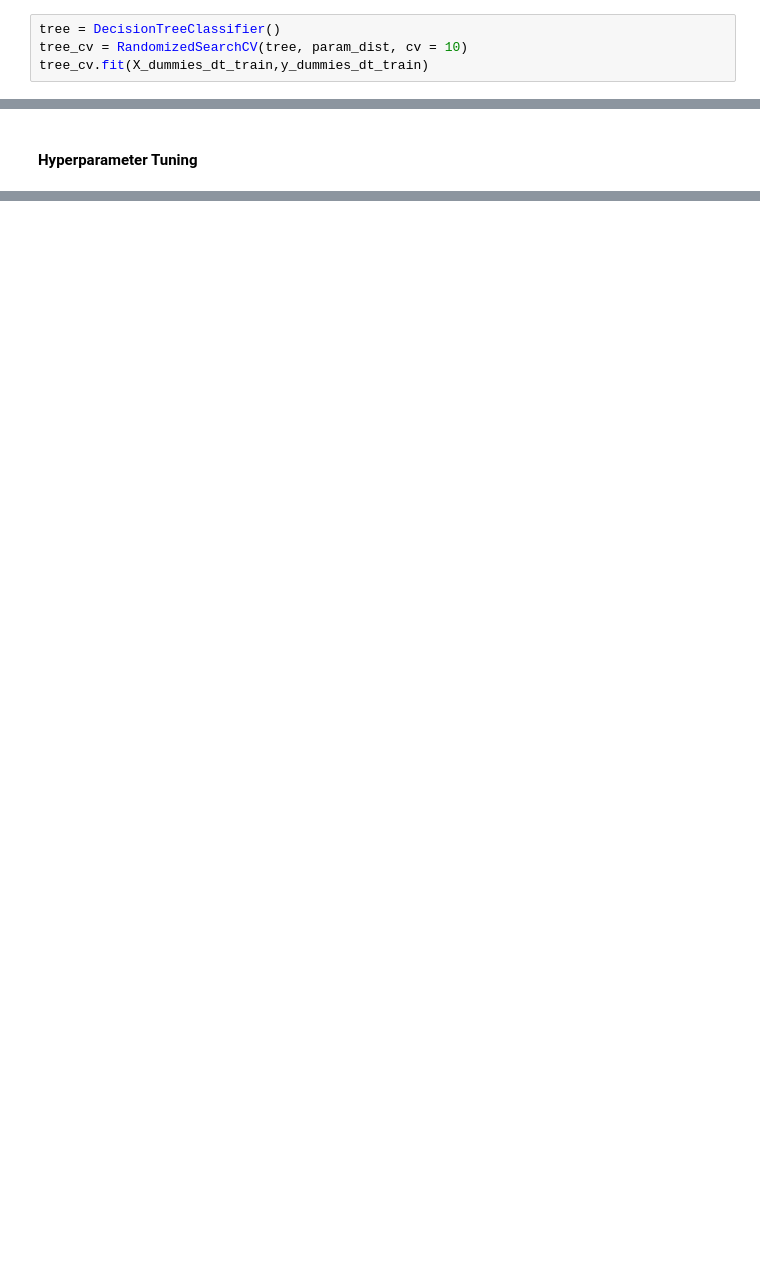
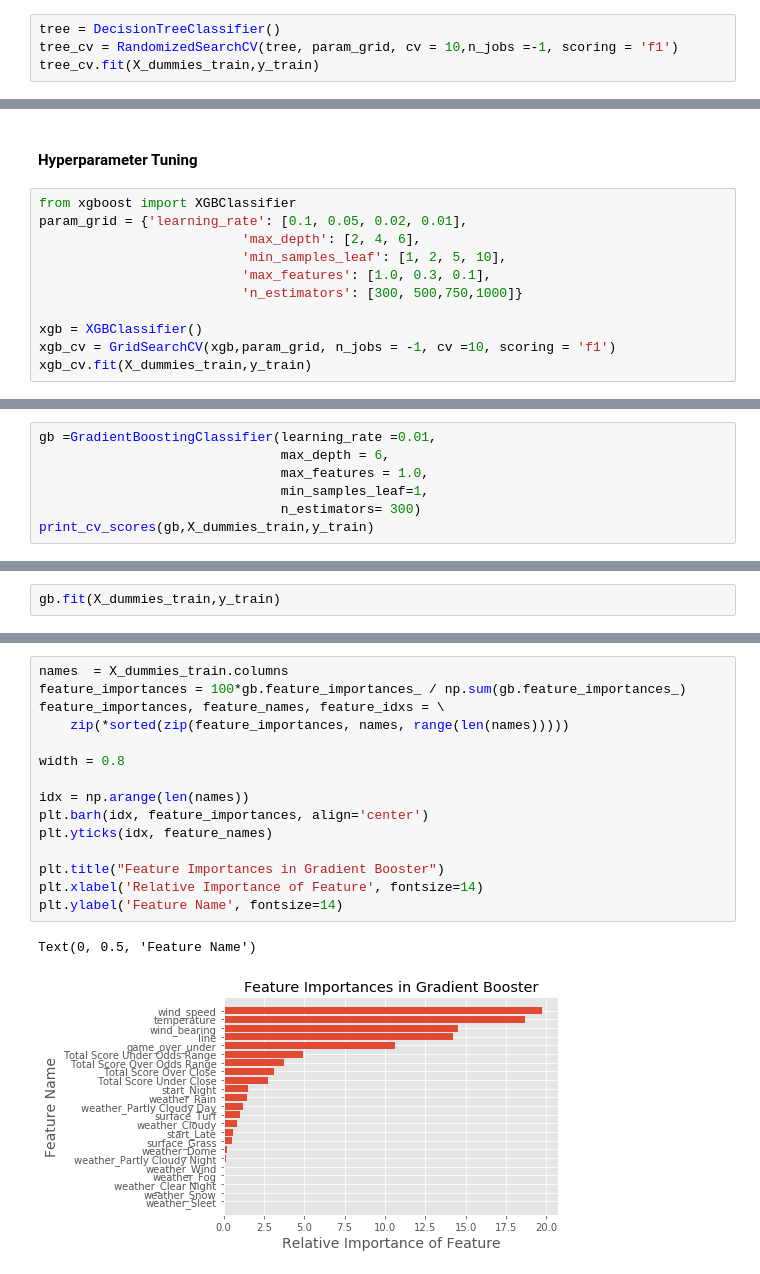
Before and after one commit to HienHa34/Over_Under_Totals, a Jupyter notebook: ModelsWithOdds.ipynb, the cells around one changed output, grey strips where cells are left out. Drawn from its saved outputs; the diff is of its cells as text; blank space fills up the shorter version.

```diff
--- a/ModelsWithOdds.ipynb
+++ b/ModelsWithOdds.ipynb
@@ -308,7 +646,7 @@ tree_cv.best_score_
 # %%
 tree = DecisionTreeClassifier()
-tree_cv = RandomizedSearchCV(tree, param_dist, cv = 10)
-tree_cv.fit(X_dummies_dt_train,y_dummies_dt_train)
+tree_cv = RandomizedSearchCV(tree, param_grid, cv = 10,n_jobs =-1, scoring = 'f1')
+tree_cv.fit(X_dummies_train,y_train)
 # %% [output]
 RandomizedSearchCV(cv=10, error_score='raise-deprecating',
                    estimator=DecisionTreeClassifier(class_weight=None,
@@ -471,2 +911,13 @@ F1 Score : 0.4795231998021744
 # %% [markdown]
 #### Hyperparameter Tuning
+# %%
+from xgboost import XGBClassifier
+param_grid = {'learning_rate': [0.1, 0.05, 0.02, 0.01],
+                          'max_depth': [2, 4, 6],
+                          'min_samples_leaf': [1, 2, 5, 10],
+                          'max_features': [1.0, 0.3, 0.1],
+                          'n_estimators': [300, 500,750,1000]}
+
+xgb = XGBClassifier()
+xgb_cv = GridSearchCV(xgb,param_grid, n_jobs = -1, cv =10, scoring = 'f1')
+xgb_cv.fit(X_dummies_train,y_train)
@@ -472,0 +960,7 @@ F1 Score : 0.4795231998021744
+# %%
+gb =GradientBoostingClassifier(learning_rate =0.01,
+                               max_depth = 6,
+                               max_features = 1.0,
+                               min_samples_leaf=1,
+                               n_estimators= 300)
+print_cv_scores(gb,X_dummies_train,y_train)
@@ -472,0 +973,2 @@ F1 Score : 0.4795231998021744
+# %%
+gb.fit(X_dummies_train,y_train)
@@ -472,0 +986,18 @@ F1 Score : 0.4795231998021744
+# %%
+names  = X_dummies_train.columns
+feature_importances = 100*gb.feature_importances_ / np.sum(gb.feature_importances_)
+feature_importances, feature_names, feature_idxs = \
+    zip(*sorted(zip(feature_importances, names, range(len(names)))))
+
+width = 0.8
+
+idx = np.arange(len(names))
+plt.barh(idx, feature_importances, align='center')
+plt.yticks(idx, feature_names)
+
+plt.title("Feature Importances in Gradient Booster")
+plt.xlabel('Relative Importance of Feature', fontsize=14)
+plt.ylabel('Feature Name', fontsize=14)
+# %% [output]
+Text(0, 0.5, 'Feature Name')
+[figure, added]
```
Also changed, not shown: parts of 195 cells of this notebook, 2 other files.
